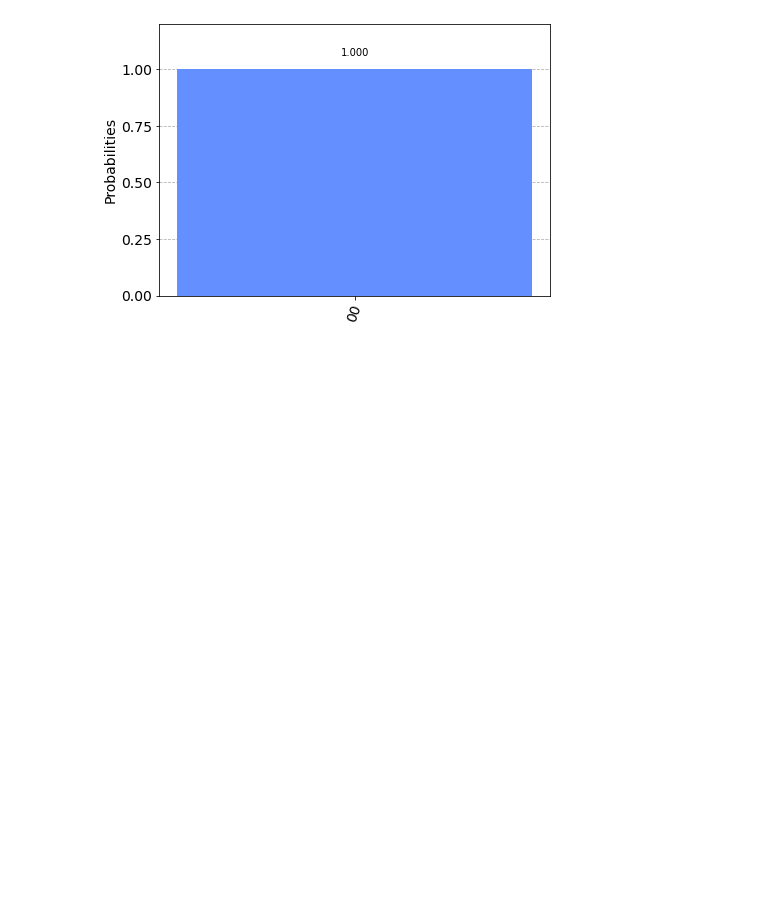
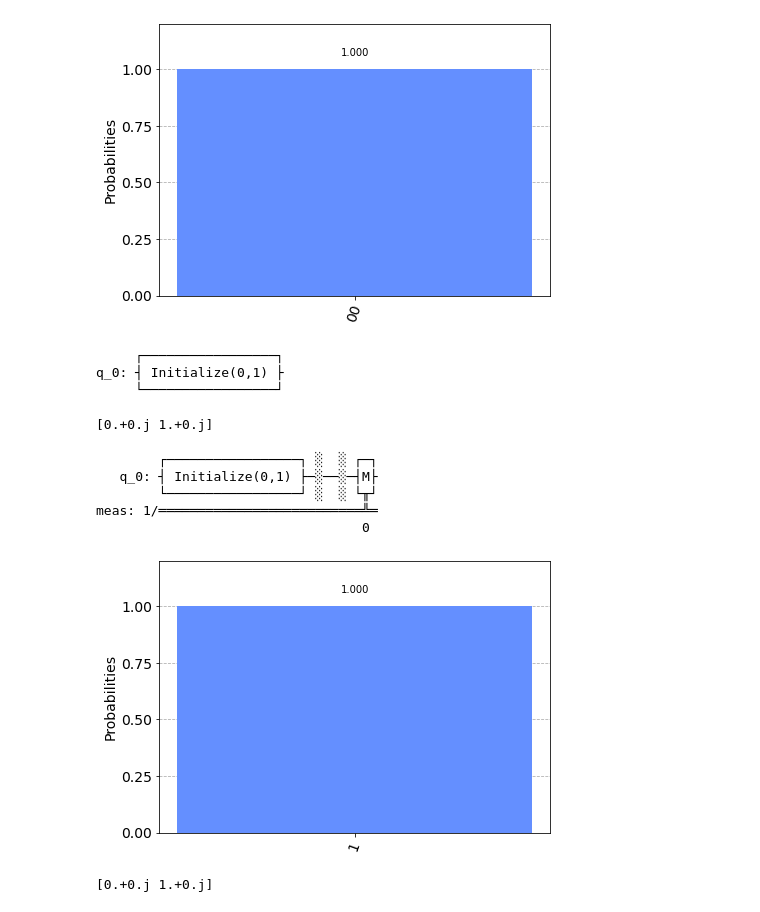
Before and after one commit to hstewari/Quantum-Computing, a Jupyter notebook: Qiskit_Learning.ipynb, the cells around one changed output. Drawn from its saved outputs; the diff is of its cells as text; code cells hidden in the pictures; blank space fills up the shorter version.

```diff
--- a/Qiskit_Learning.ipynb
+++ b/Qiskit_Learning.ipynb
@@ -264,3 +263,51 @@ counts = sim.run(qobj).result().get_counts()
 plot_histogram(counts)
 # %% [output]
 [figure]
+# %%
+qc = QuantumCircuit(1) # create a quantum circuit with 1 qubit
+# %%
+initial_state = [0,1] # define initial state of |1>
+qc.initialize(initial_state, 0)
+qc.draw()
+# %% [output]
+     ┌─────────────────┐
+q_0: ┤ Initialize(0,1) ├
+     └─────────────────┘
+# %%
+sim = Aer.get_backend('aer_simulator')
+# %%
+qc.save_statevector() # tell simulator to save statevector
+qobj = assemble(qc)
+result  = sim.run(qobj).result()
+# %%
+out_state = result.get_statevector()
+print(out_state)
+# %% [output]
+[0.+0.j 1.+0.j]
+# %%
+qc.measure_all()
+qc.draw()
+# %% [output]
+        ┌─────────────────┐ ░  ░ ┌─┐
+   q_0: ┤ Initialize(0,1) ├─░──░─┤M├
+        └─────────────────┘ ░  ░ └╥┘
+meas: 1/══════════════════════════╩═
+                                  0
+# %%
+counts = result.get_counts()
+plot_histogram(counts)
+# %% [output]
+[figure, added]
+# %%
+# let's put the qubit in superposition state
+qc = QuantumCircuit(1) #create a circuit with 1 qubit
+initial_state = [1/sqrt(2), 1j/sqrt(2)] # define the initial state
+# apply initiliasation operation on initial state
+qc.initialize(initial_state, 0)
+# tell simulator to save statevector
+qc.save_statevector()
+result = sim.run(qobj).result()
+out_state = result.get_statevector()
+print(out_state)
+# %% [output]
+[0.+0.j 1.+0.j]
```
Also changed, not shown: parts of 19 cells of this notebook.
